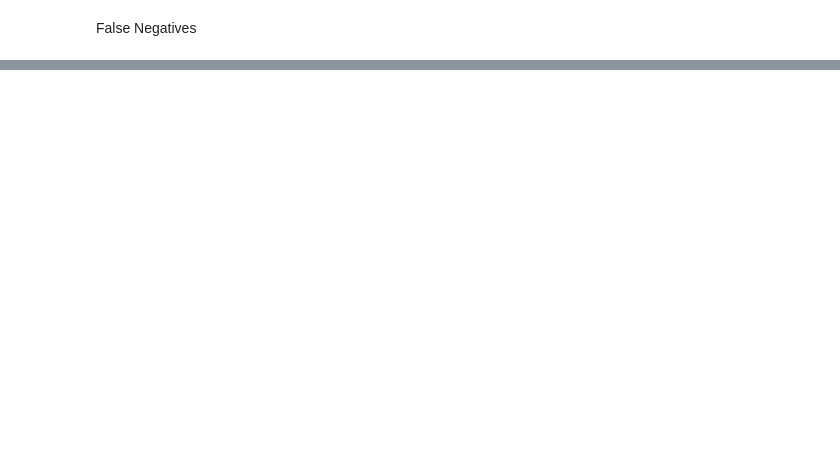
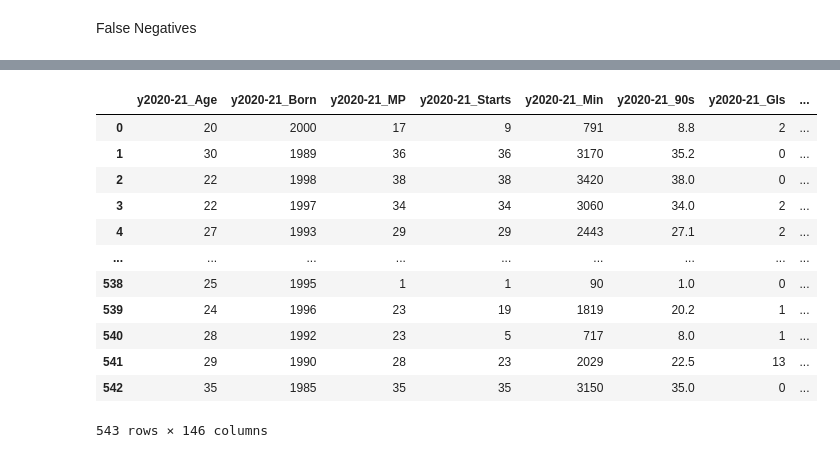
Before and after one commit to jacksim588/Football-Analytics, a Jupyter notebook: Data Analysis/BasicGoalPrediction.ipynb, the cells around one changed output, grey strips where cells are left out. Cells and saved outputs as stored; diff of their text form; code cells hidden in the pictures; blank space fills up the shorter version.

```diff
--- a/Data Analysis/BasicGoalPrediction.ipynb
+++ b/Data Analysis/BasicGoalPrediction.ipynb
@@ -357,0 +363,3 @@ df_FN
+# %%
+df_20 = df_full.iloc[:, : 151]
+df_20
@@ -357,0 +398,23 @@ df_FN
+# %%
+
+df_20 = df_20.drop(['y2020-21_Nation',
+                                'y2020-21_Pos',
+                                'y2020-21_Squad',
+                                'Player',
+                                'y2020-21_Rk']
+                                ,1)
+df_20
+# %% [output]
+|  | y2020-21_Age | y2020-21_Born | y2020-21_MP | y2020-21_Starts | y2020-21_Min | y2020-21_90s | y2020-21_Gls | ... |
+| 0 | 20 | 2000 | 17 | 9 | 791 | 8.8 | 2 | ... |
+| 1 | 30 | 1989 | 36 | 36 | 3170 | 35.2 | 0 | ... |
+| 2 | 22 | 1998 | 38 | 38 | 3420 | 38.0 | 0 | ... |
+| 3 | 22 | 1997 | 34 | 34 | 3060 | 34.0 | 2 | ... |
+| 4 | 27 | 1993 | 29 | 29 | 2443 | 27.1 | 2 | ... |
+| ... | ... | ... | ... | ... | ... | ... | ... | ... |
+| 538 | 25 | 1995 | 1 | 1 | 90 | 1.0 | 0 | ... |
+| 539 | 24 | 1996 | 23 | 19 | 1819 | 20.2 | 1 | ... |
+| 540 | 28 | 1992 | 23 | 5 | 717 | 8.0 | 1 | ... |
+| 541 | 29 | 1990 | 28 | 23 | 2029 | 22.5 | 13 | ... |
+| 542 | 35 | 1985 | 35 | 35 | 3150 | 35.0 | 0 | ... |
+543 rows × 146 columns
```
Also changed, not shown: parts of 22 cells of this notebook, 4 other files.
